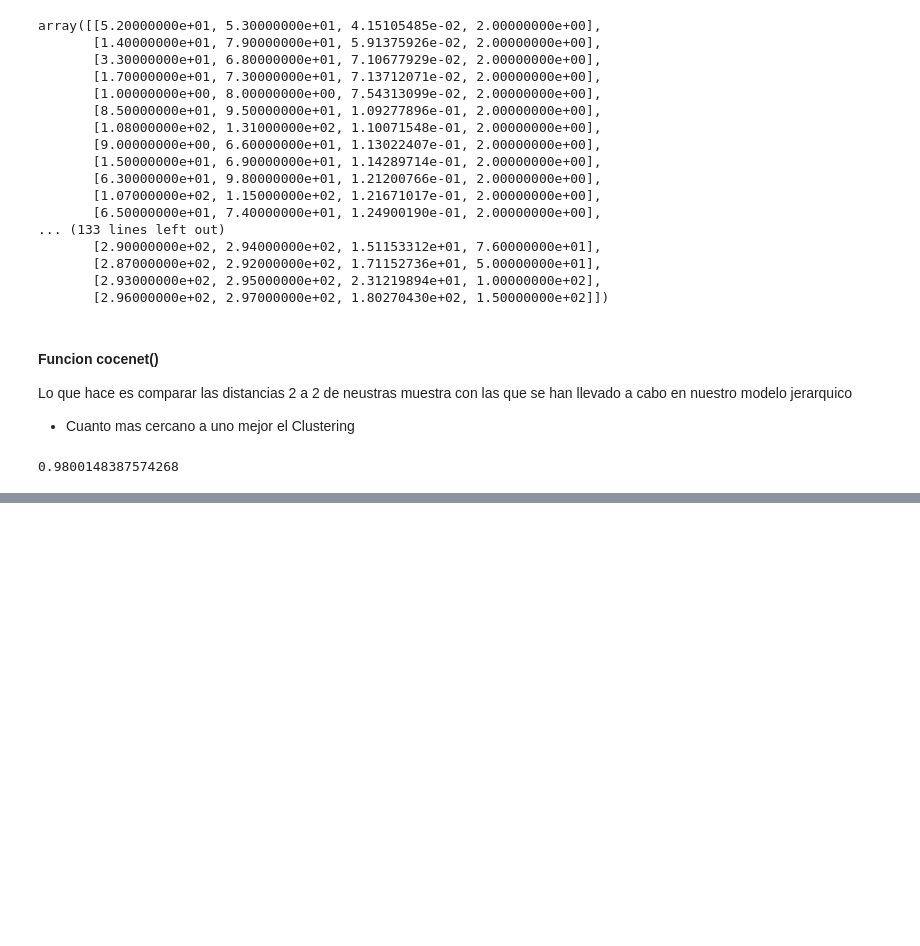
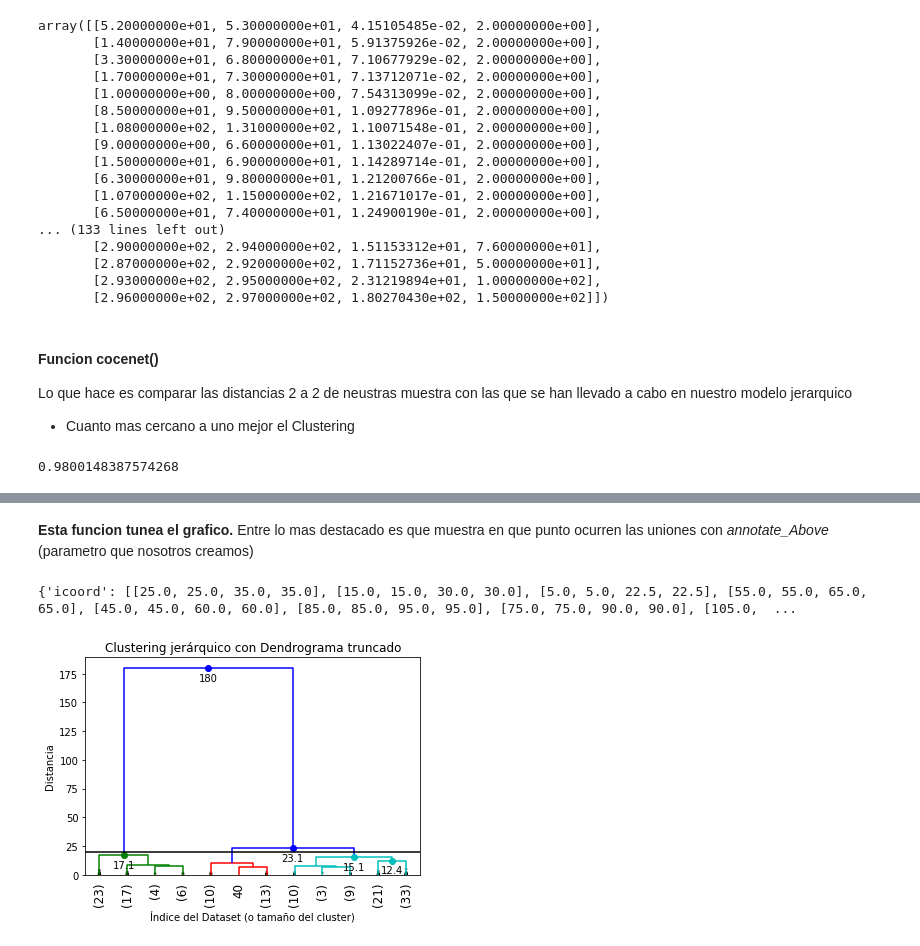
Before and after one commit to Karenahv/python-ml-curso, a Jupyter notebook: notebooks/T6 - 2 - Clustering Jerárquico.ipynb, the cells around one changed output, grey strips where cells are left out. Drawn from its saved outputs; the diff is of its cells as text; code cells hidden in the pictures; blank space fills up the shorter version.

```diff
--- a/notebooks/T6 - 2 - Clustering Jerárquico.ipynb
+++ b/notebooks/T6 - 2 - Clustering Jerárquico.ipynb
@@ -74,0 +186,39 @@ c
+# %%
+def dendrogram_tune(*args, **kwargs):
+
+    max_d=kwargs.pop("max_d", None)
+    if max_d and 'color_threshold' not in kwargs:
+        kwargs['color_threshold'] = max_d
+    annotate_above = kwargs.pop('annotate_above', 0)
+
+    ddata = dendrogram(*args,**kwargs)
+
+    print(ddata)
+
+    if not kwargs.get('no_plot', False):
+        plt.title("Clustering jerárquico con Dendrograma truncado")
+        plt.xlabel("Índice del Dataset (o tamaño del cluster)")
+        plt.ylabel("Distancia")
+        for i, d, c in zip(ddata['icoord'], ddata['dcoord'], ddata['color_list']):
+            x = 0.5 * sum(i[1:3])
+            y = d[1]
+            if y>annotate_above:
+                plt.plot(x,y,'o',c=c)
+                plt.annotate('%.3g'%y, (x,y), xytext=(0,-5),
+                            textcoords="offset points", va="top", ha="center")
+
+    if max_d:
+        plt.axhline(y=max_d, c='k')
+
+    return ddata
+# %% [markdown]
+**Esta funcion tunea el grafico.** Entre lo mas destacado es que muestra en que punto ocurren las uniones
+con _annotate_Above_ (parametro que nosotros creamos)
+# %%
+dendrogram_tune(Z, truncate_mode="lastp", p=12, leaf_rotation=90., leaf_font_size=12.,  show_contracted=True,
+                annotate_above=10, max_d=20)#ese parametro lo inventamos annotate_Above
+plt.show()
+#max_d traza una linea en el grafico
+# %% [output]
+{'icoord': [[25.0, 25.0, 35.0, 35.0], [15.0, 15.0, 30.0, 30.0], [5.0, 5.0, 22.5, 22.5], [55.0, 55.0, 65.0, 65.0], [45.0, 45.0, 60.0, 60.0], [85.0, 85.0, 95.0, 95.0], [75.0, 75.0, 90.0, 90.0], [105.0,  ...
+[figure, added]
```
Also changed, not shown: parts of 22 cells of this notebook.
